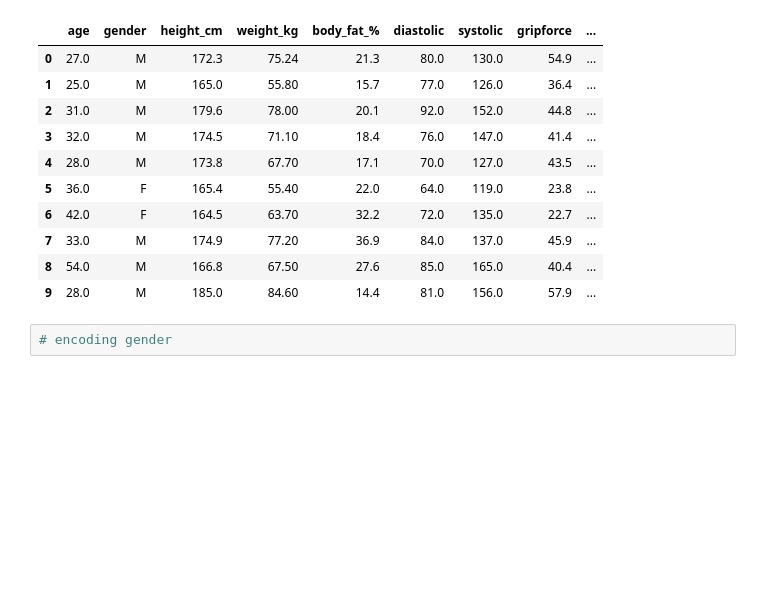
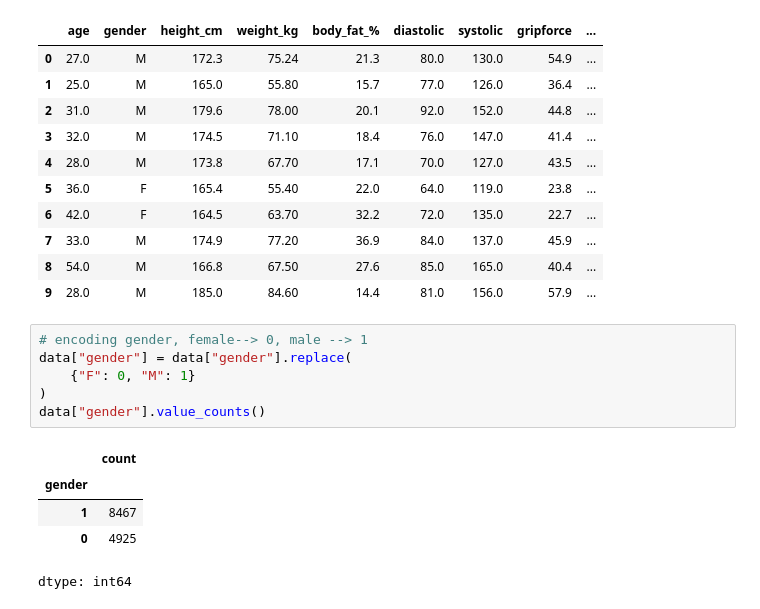
Before and after one commit to kamijoseph/Personalised-Health-and-Fitness, a Jupyter notebook: notebook/fit.ipynb, the cells around one changed output. Drawn from its saved outputs; the diff is of its cells as text; blank space fills up the shorter version.

```diff
--- a/notebook/fit.ipynb
+++ b/notebook/fit.ipynb
@@ -295,5 +296,15 @@ data.head(10)
 | 7 | 33.0 | M | 174.9 | 77.20 | 36.9 | 84.0 | 137.0 | 45.9 | ... |
 | 8 | 54.0 | M | 166.8 | 67.50 | 27.6 | 85.0 | 165.0 | 40.4 | ... |
 | 9 | 28.0 | M | 185.0 | 84.60 | 14.4 | 81.0 | 156.0 | 57.9 | ... |
-# %%
-# encoding gender
+# %%
+# encoding gender, female--> 0, male --> 1
+data["gender"] = data["gender"].replace(
+    {"F": 0, "M": 1}
+)
+data["gender"].value_counts()
+# %% [output]
+|  | count |
+| gender |  |
+| 1 | 8467 |
+| 0 | 4925 |
+dtype: int64
```
Also changed, not shown: parts of 7 cells of this notebook.
